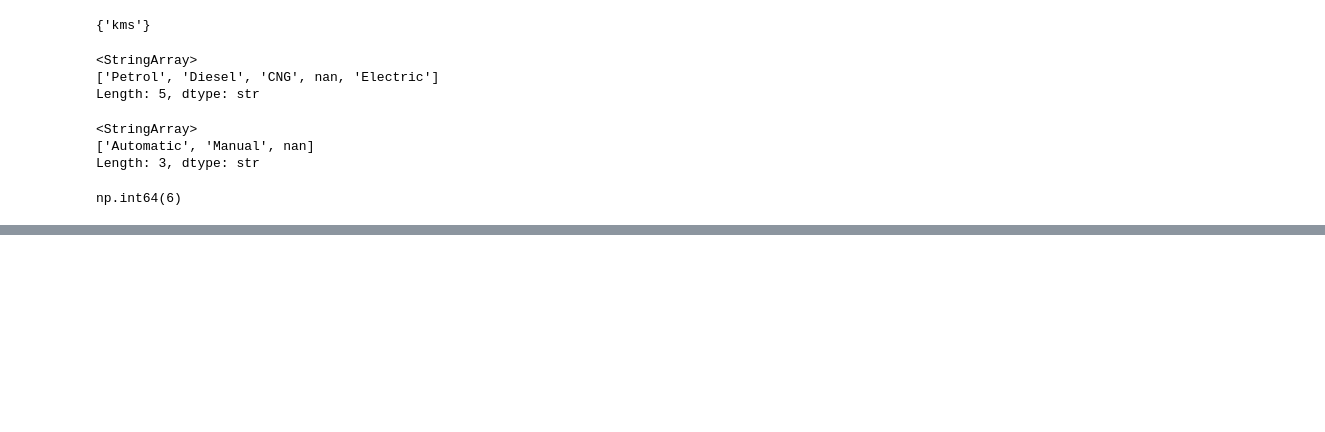
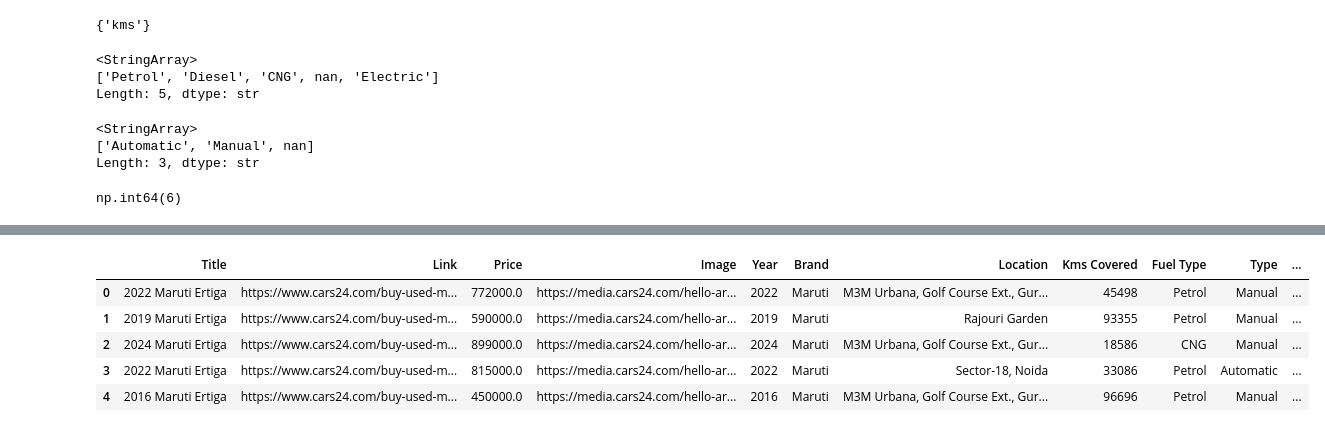
Before and after one commit to dakshhrana0-hub/AutoVault, a Jupyter notebook: backend/data_preprocessing/data_cleaning.ipynb, the cells around one changed output, grey strips where cells are left out. Saved outputs shown, nothing was run; the diff lists cells and outputs as text; code cells hidden in the pictures; blank space fills up the shorter version.

```diff
--- a/backend/data_preprocessing/data_cleaning.ipynb
+++ b/backend/data_preprocessing/data_cleaning.ipynb
@@ -115,0 +181,10 @@ df.to_csv('../../data/cleaned_data/cardekho_cleaned_data.csv')
+# %%
+l = set()
+def extract_information(rec):
+    distance,fuel_type,type,region_info = rec.split('|')
+    distance = int(distance.replace(',','').replace('km',''))
+    if type == ' Auto ':
+        type = 'Automatic'
+    return distance,fuel_type.strip(),type.strip(),region_info.strip()
+
+df[['Kms Covered','Fuel Type','Type','Region Info']] = df['Information'].apply(extract_information).apply(pd.Series)
@@ -115,0 +241,11 @@ df.to_csv('../../data/cleaned_data/cardekho_cleaned_data.csv')
+# %%
+df.drop(['Del Price','Information'],axis = 1,inplace = True)
+# %%
+df.head()
+# %% [output]
+|  | Title | Link | Price | Image | Year | Brand | Location | Kms Covered | Fuel Type | Type | ... |
+| 0 | 2022 Maruti Ertiga | https://www.cars24.com/buy-used-m... | 772000.0 | https://media.cars24.com/hello-ar... | 2022 | Maruti | M3M Urbana, Golf Course Ext., Gur... | 45498 | Petrol | Manual | ... |
+| 1 | 2019 Maruti Ertiga | https://www.cars24.com/buy-used-m... | 590000.0 | https://media.cars24.com/hello-ar... | 2019 | Maruti | Rajouri Garden | 93355 | Petrol | Manual | ... |
+| 2 | 2024 Maruti Ertiga | https://www.cars24.com/buy-used-m... | 899000.0 | https://media.cars24.com/hello-ar... | 2024 | Maruti | M3M Urbana, Golf Course Ext., Gur... | 18586 | CNG | Manual | ... |
+| 3 | 2022 Maruti Ertiga | https://www.cars24.com/buy-used-m... | 815000.0 | https://media.cars24.com/hello-ar... | 2022 | Maruti | Sector-18, Noida | 33086 | Petrol | Automatic | ... |
+| 4 | 2016 Maruti Ertiga | https://www.cars24.com/buy-used-m... | 450000.0 | https://media.cars24.com/hello-ar... | 2016 | Maruti | M3M Urbana, Golf Course Ext., Gur... | 96696 | Petrol | Manual | ... |
```
Also changed, not shown: parts of 21 cells of this notebook, 6 other files.
